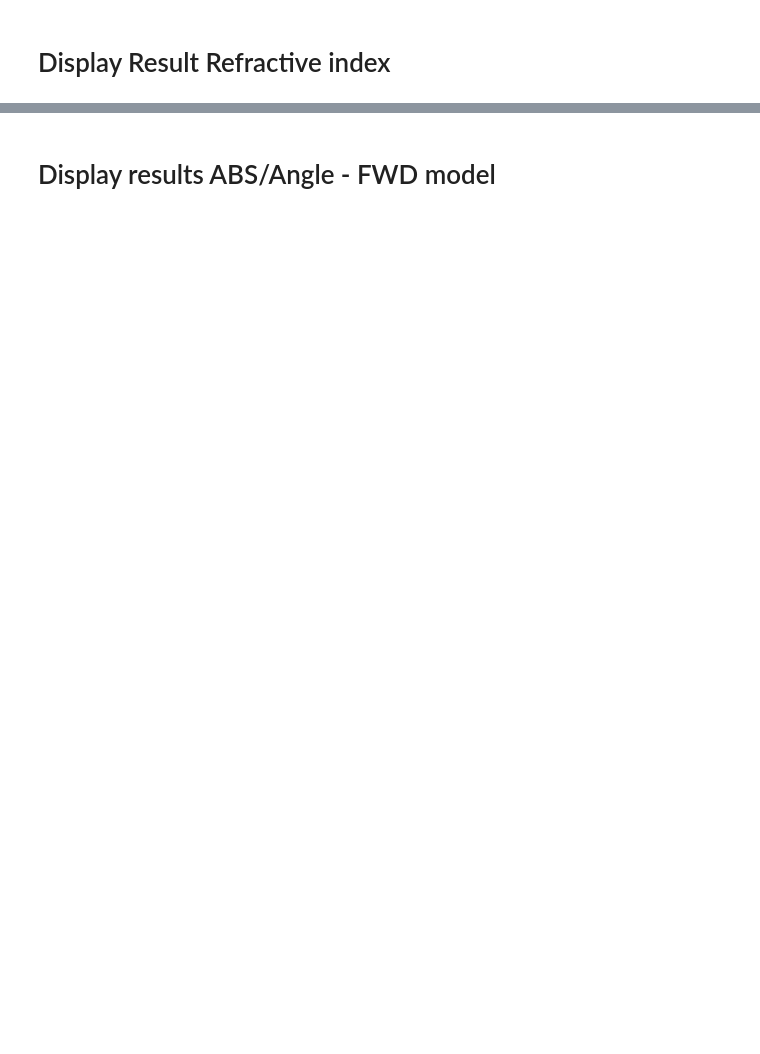
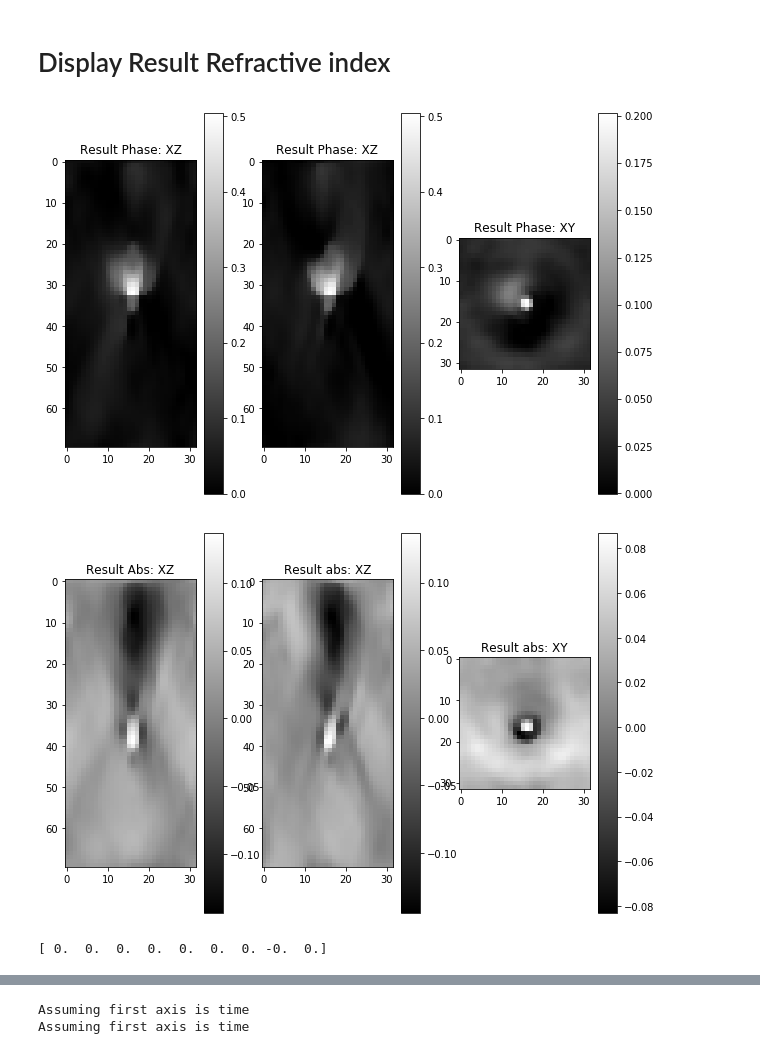
Before and after one commit to beniroquai/Multiple-Scattering_Tensorflow, a Jupyter notebook: Listings_20_Reconstruction_SplitAmpPhase_REAL.ipynb, the cells around one changed output, grey strips where cells are left out. Saved outputs shown, nothing was run; the diff lists cells and outputs as text; code cells hidden in the pictures; blank space fills up the shorter version.

```diff
--- a/Listings_20_Reconstruction_SplitAmpPhase_REAL.ipynb
+++ b/Listings_20_Reconstruction_SplitAmpPhase_REAL.ipynb
@@ -371,20 +418,25 @@ if(is_display):
 # %%
 if(is_display):
     plt.subplot(131), plt.title('Result Phase: XZ'),plt.imshow(my_res[:,my_res.shape[1]//2,:]), plt.colorbar()#, plt.show()
     plt.subplot(132), plt.title('Result Phase: XZ'),plt.imshow(my_res[:,:,my_res.shape[2]//2]), plt.colorbar()#, plt.show()
     plt.subplot(133), plt.title('Result Phase: XY'),plt.imshow(my_res[my_res.shape[0]//2,:,:]), plt.colorbar()
     plt.savefig(savepath+'/RI_result.png'), plt.show()
 
     plt.subplot(131), plt.title('Result Abs: XZ'),plt.imshow(my_res_absortpion[:,my_res.shape[1]//2,:]), plt.colorbar()#, plt.show()
     plt.subplot(132), plt.title('Result abs: XZ'),plt.imshow(my_res_absortpion[:,:,my_res.shape[2]//2]), plt.colorbar()#, plt.show()
     plt.subplot(133), plt.title('Result abs: XY'),plt.imshow(my_res_absortpion[my_res.shape[0]//2,:,:]), plt.colorbar()
     plt.savefig(savepath+'/RI_abs_result.png'), plt.show()
 
     print(np.real(sess.run(muscat.TF_zernikefactors)))
     plt.subplot(121), plt.title('Po Phase'), plt.imshow(np.fft.fftshift(np.angle(sess.run(muscat.TF_Po_aberr)))), plt.colorbar()
     plt.subplot(122), plt.title('Po abs'), plt.imshow(np.fft.fftshift(np.abs(sess.run(muscat.TF_Po_aberr)))), plt.colorbar()
     plt.savefig(savepath+'/recovered_pupil.png'), plt.show()
 
     data.export_realdatastack_h5(savepath+'/myrefractiveindex.h5', 'temp', np.array(result_phaselist))
+    data.export_realdatastack_h5(savepath+'/myrefractiveindex_absorption.h5', 'temp', np.array(result_absorptionlist))
     myobj = my_res+1j*my_res_absortpion
     np.save('my_res_cmplx', myobj)
+# %% [output]
+[figure, added]
+[figure, added]
+[ 0.  0.  0.  0.  0.  0.  0. -0.  0.]
@@ -391,2 +444,2 @@ if(is_display):
+Assuming first axis is time
+Assuming first axis is time
-# %% [markdown]
-# Display results ABS/Angle - FWD model
```
Also changed, not shown: parts of 8 cells of this notebook, 7 other files.
